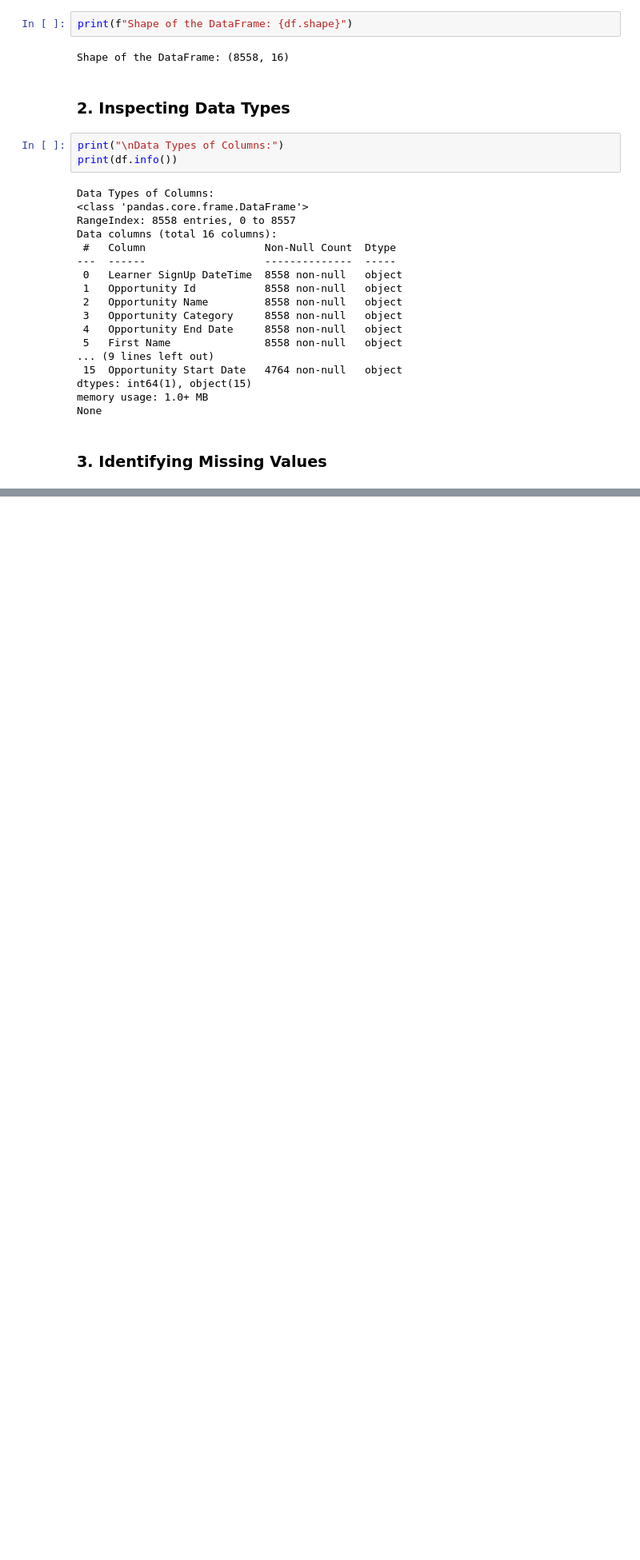
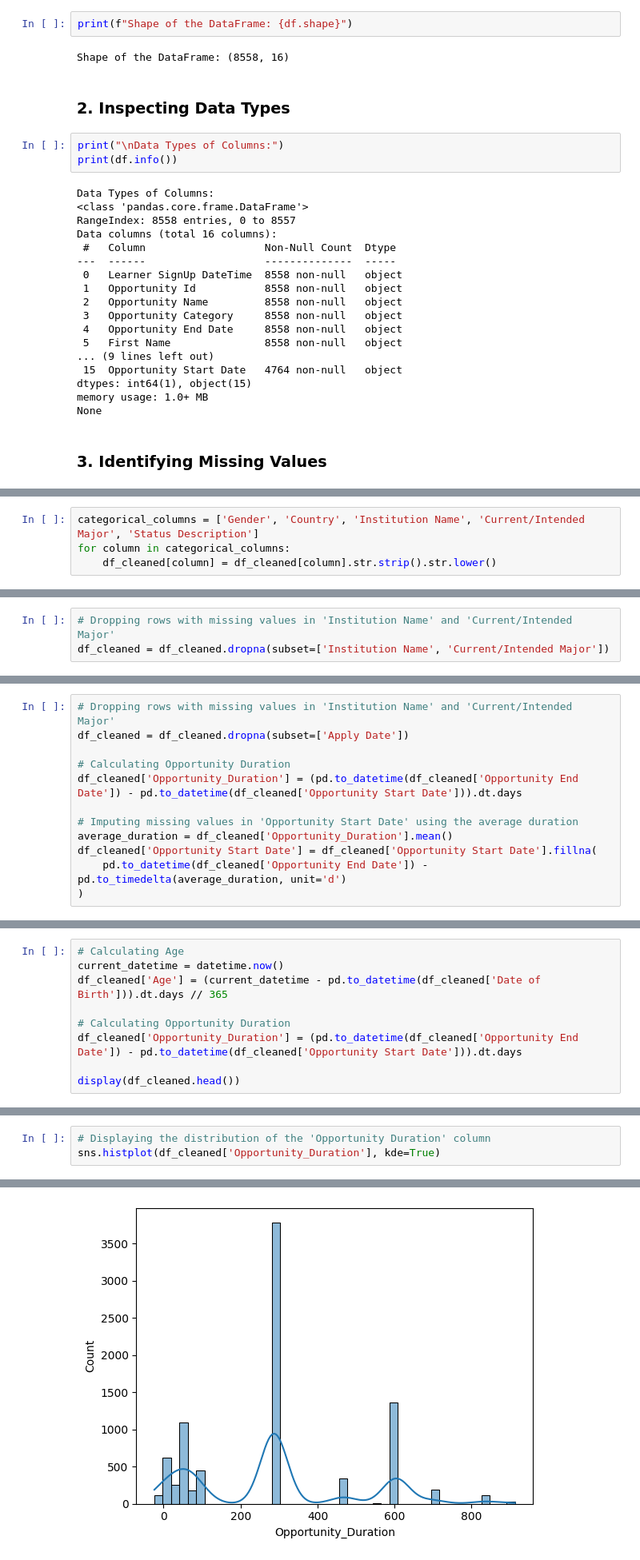
Before and after one commit to MoKhalifa254/excelerate_wk1, a Jupyter notebook: SLUOpportunityWiseData.ipynb, the cells around one changed output, grey strips where cells are left out. Shown at 80% size. Cells and saved outputs as stored; diff of their text form; blank space fills up the shorter version.

```diff
--- a/SLUOpportunityWiseData.ipynb
+++ b/SLUOpportunityWiseData.ipynb
@@ -121,0 +217,4 @@ Name: count, dtype: int64
+# %%
+categorical_columns = ['Gender', 'Country', 'Institution Name', 'Current/Intended Major', 'Status Description']
+for column in categorical_columns:
+    df_cleaned[column] = df_cleaned[column].str.strip().str.lower()
@@ -121,0 +223,3 @@ Name: count, dtype: int64
+# %%
+# Dropping rows with missing values in 'Institution Name' and 'Current/Intended Major'
+df_cleaned = df_cleaned.dropna(subset=['Institution Name', 'Current/Intended Major'])
@@ -121,0 +254,12 @@ Name: count, dtype: int64
+# %%
+# Dropping rows with missing values in 'Institution Name' and 'Current/Intended Major'
+df_cleaned = df_cleaned.dropna(subset=['Apply Date'])
+
+# Calculating Opportunity Duration
+df_cleaned['Opportunity_Duration'] = (pd.to_datetime(df_cleaned['Opportunity End Date']) - pd.to_datetime(df_cleaned['Opportunity Start Date'])).dt.days
+
+# Imputing missing values in 'Opportunity Start Date' using the average duration
+average_duration = df_cleaned['Opportunity_Duration'].mean()
+df_cleaned['Opportunity Start Date'] = df_cleaned['Opportunity Start Date'].fillna(
+    pd.to_datetime(df_cleaned['Opportunity End Date']) - pd.to_timedelta(average_duration, unit='d')
+)
@@ -121,0 +270,9 @@ Name: count, dtype: int64
+# %%
+# Calculating Age
+current_datetime = datetime.now()
+df_cleaned['Age'] = (current_datetime - pd.to_datetime(df_cleaned['Date of Birth'])).dt.days // 365
+
+# Calculating Opportunity Duration
+df_cleaned['Opportunity_Duration'] = (pd.to_datetime(df_cleaned['Opportunity End Date']) - pd.to_datetime(df_cleaned['Opportunity Start Date'])).dt.days
+
+display(df_cleaned.head())
@@ -121,0 +292,4 @@ Name: count, dtype: int64
+# %%
+# Displaying the distribution of the 'Opportunity Duration' column
+sns.histplot(df_cleaned['Opportunity_Duration'], kde=True)
+# %% [output]
@@ -121,0 +297 @@ Name: count, dtype: int64
+[figure, added]
```
Also changed, not shown: parts of 31 cells of this notebook, 2 other files.
